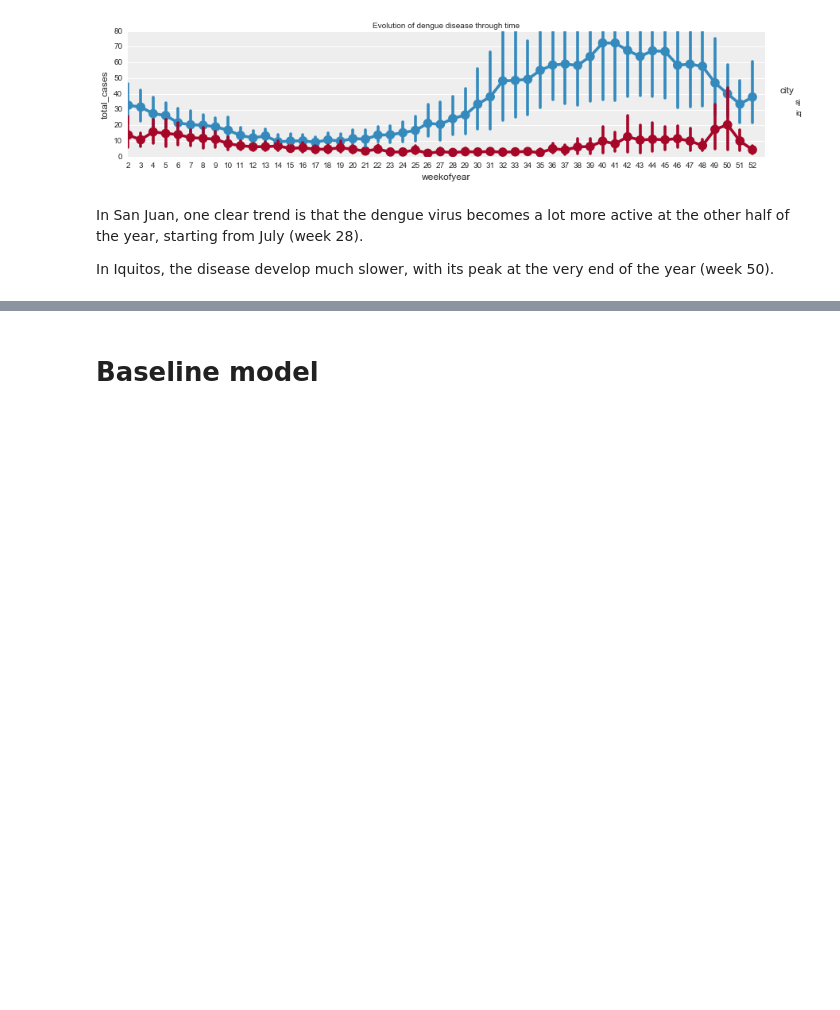
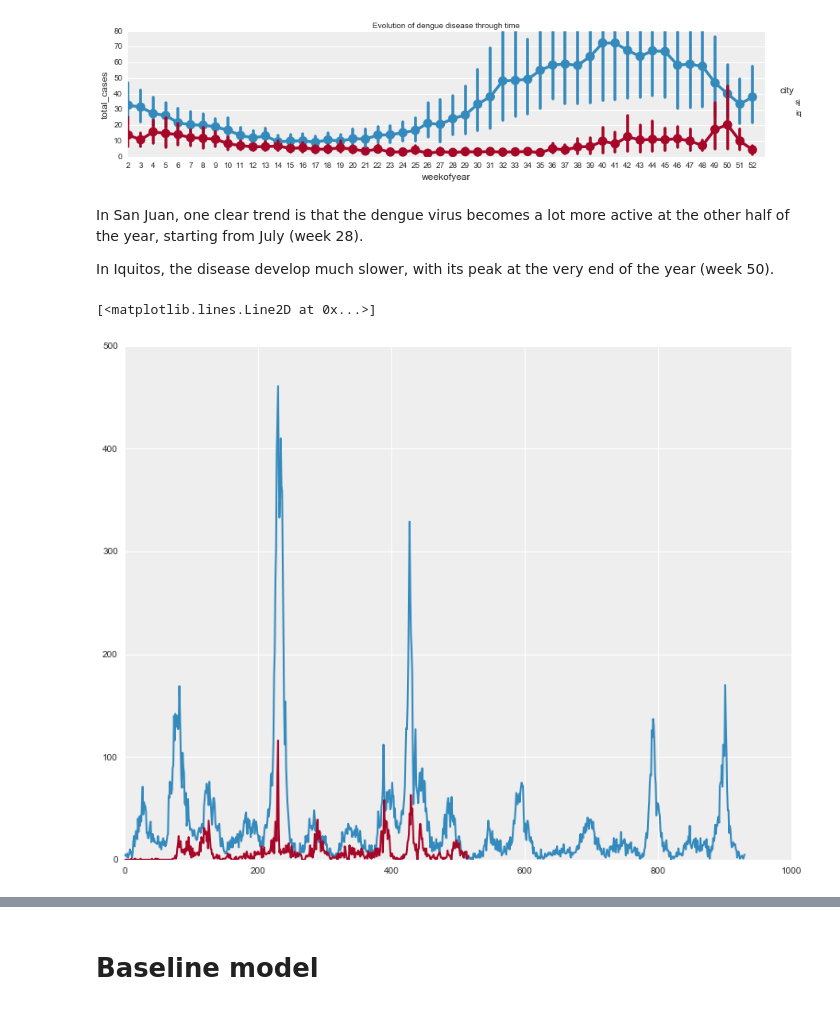
Before and after one commit to du-phan/DengAI, a Jupyter notebook: DengAi.ipynb, the cells around one changed output, grey strips where cells are left out. Saved outputs shown, nothing was run; the diff lists cells and outputs as text; code cells hidden in the pictures; blank space fills up the shorter version.

```diff
--- a/DengAi.ipynb
+++ b/DengAi.ipynb
@@ -152,6 +152,12 @@ Name: city, dtype: int64
 ***
 # %% [markdown]
 # EDA
+# %%
+df_sj = df_mean[df_mean.city == 'sj'].copy()
+df_iq = df_mean[df_mean.city == 'iq'].copy()
+
+test_sj = test[test.city == 'sj'].copy()
+test_iq = test[test.city == 'iq'].copy()
 # %%
 df.columns.tolist()
 # %% [output]
@@ -235,3 +241,9 @@ fig.fig.suptitle("Evolution of dengue disease through time")
 In San Juan, one clear trend is that the dengue virus becomes a lot more active at the other half of the year, starting from July (week 28).
 
 In Iquitos, the disease develop much slower, with its peak at the very end of the year (week 50).
+# %%
+plt.plot(range(len(df_sj)), df_sj.total_cases.values)
+plt.plot(range(len(df_iq)), df_iq.total_cases.values)
+# %% [output]
+[<matplotlib.lines.Line2D at 0x...>]
+[figure, added]
```
Also changed, not shown: parts of 55 cells of this notebook.
